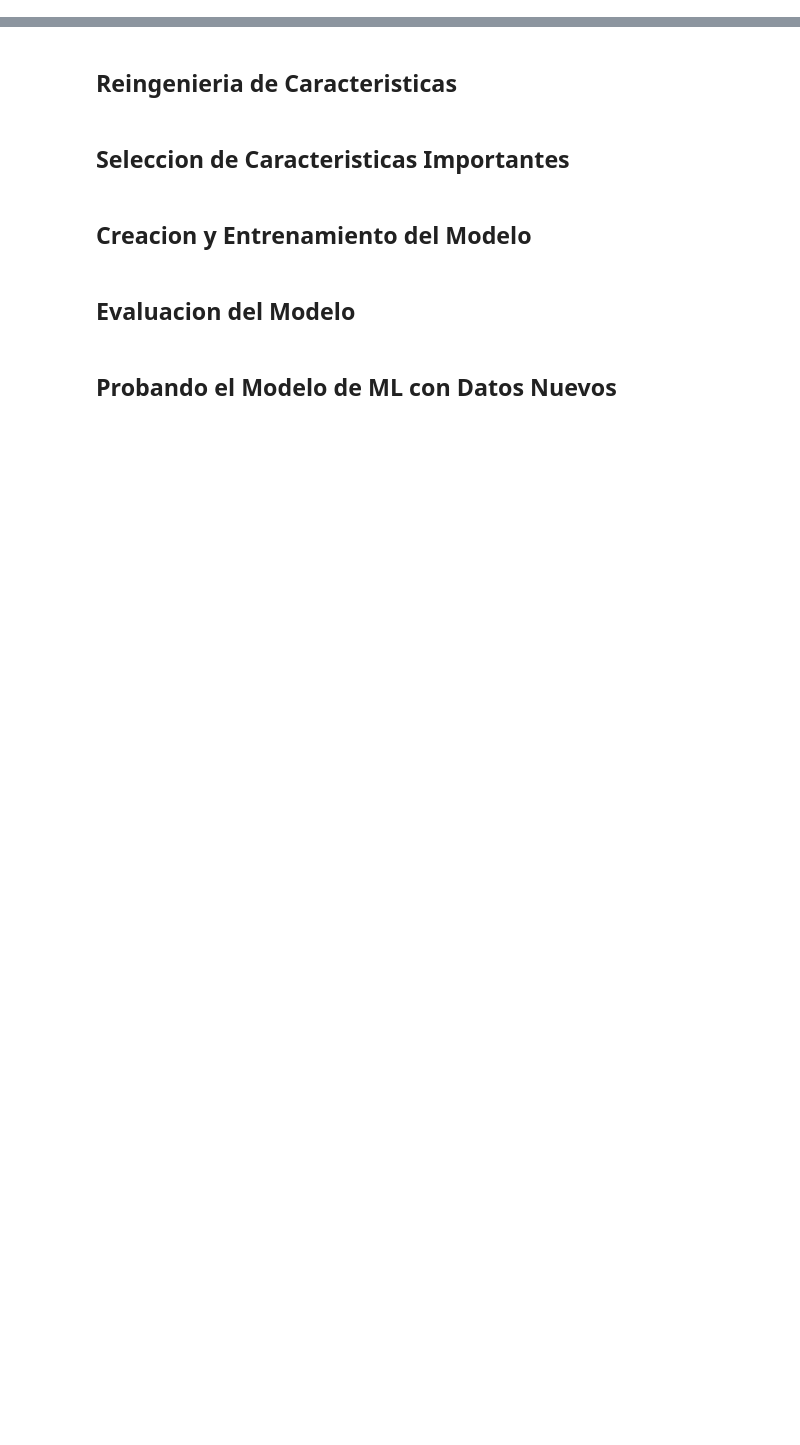
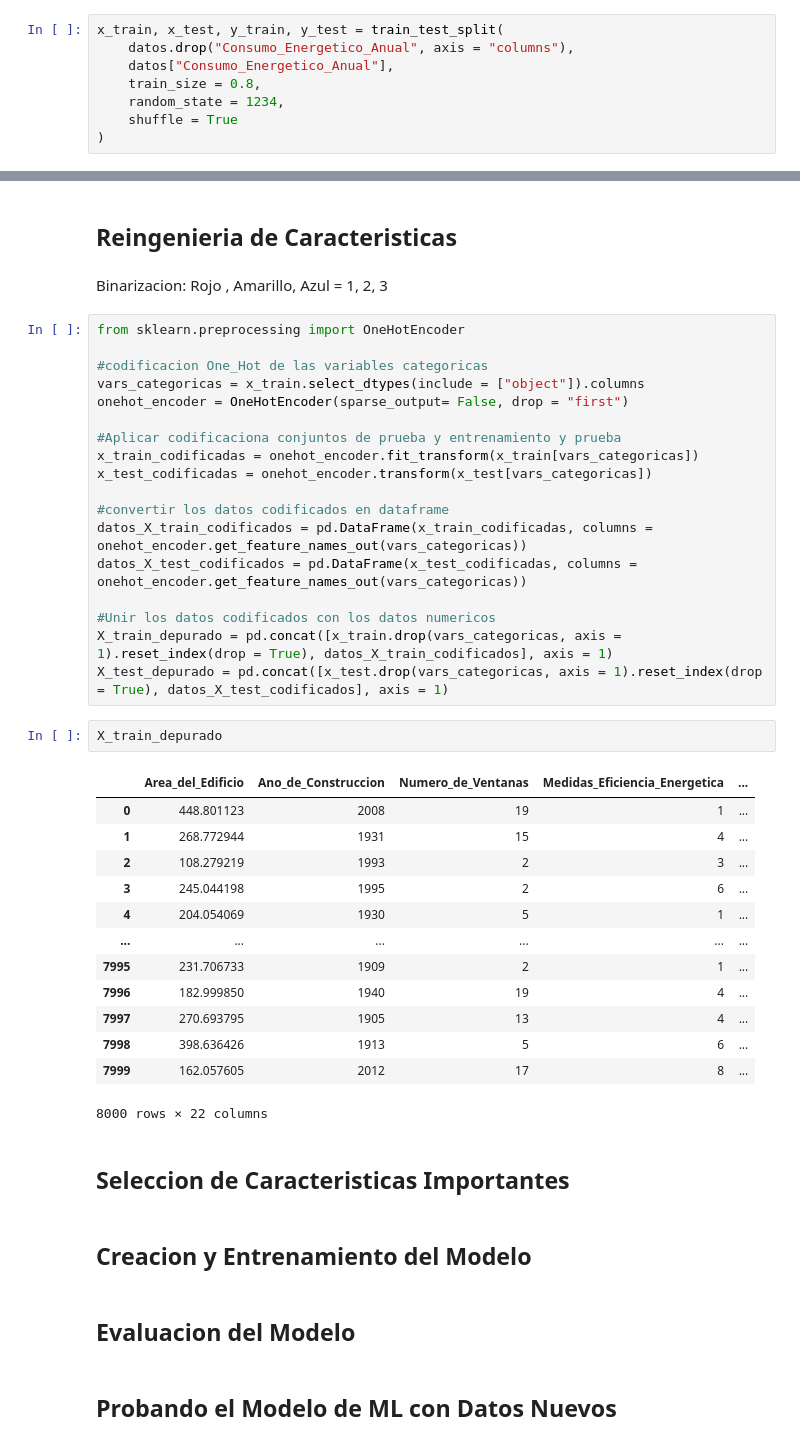
Before and after one commit to AngelTroncoso/Growpbi_ML, a Jupyter notebook: Mi_Primer_Modelo_ML.ipynb, the cells around one changed output, grey strips where cells are left out. Cells and saved outputs as stored; diff of their text form; blank space fills up the shorter version.

```diff
--- a/Mi_Primer_Modelo_ML.ipynb
+++ b/Mi_Primer_Modelo_ML.ipynb
@@ -272,3 +272,11 @@ Evaluar la capacidad predictiva de un modelo, consiste en comprobar como son las
 Para poder cuantificarlo de forma correcta, se necesita disponer de un conjunto de observaciones, de las que conozca la variable respuesta, pero que el modelo no haya "visto", es decir, que no haya participado en su ajuste. Con esa finalidad se dividen los datos disponibles en un conjunto de entrenamiento y un conjunto de test.
 
 El tamaño adecuado de las particiones depende en gran medida de la cantidad de datos disponibles y la seguridad en la estimacion del error, por lo cual se suele usar 80% y 20% - 70% y 30% que suelen buenos resultado. El reparto debe de hacerse de forma aleatoria o aleatoria estratificada.
+# %%
+x_train, x_test, y_train, y_test = train_test_split(
+    datos.drop("Consumo_Energetico_Anual", axis = "columns"),
+    datos["Consumo_Energetico_Anual"],
+    train_size = 0.8,
+    random_state = 1234,
+    shuffle = True
+)
@@ -275,5 +299,42 @@ El tamaño adecuado de las particiones depende en gran medida de la cantidad de
 # %% [markdown]
 ## Reingenieria de Caracteristicas
+# %% [markdown]
+Binarizacion:
+Rojo , Amarillo, Azul = 1, 2, 3
+# %%
+from sklearn.preprocessing import OneHotEncoder
+
+#codificacion One_Hot de las variables categoricas
+vars_categoricas = x_train.select_dtypes(include = ["object"]).columns
+onehot_encoder = OneHotEncoder(sparse_output= False, drop = "first")
+
+#Aplicar codificaciona conjuntos de prueba y entrenamiento y prueba
+x_train_codificadas = onehot_encoder.fit_transform(x_train[vars_categoricas])
+x_test_codificadas = onehot_encoder.transform(x_test[vars_categoricas])
+
+#convertir los datos codificados en dataframe
+datos_X_train_codificados = pd.DataFrame(x_train_codificadas, columns = onehot_encoder.get_feature_names_out(vars_categoricas))
+datos_X_test_codificados = pd.DataFrame(x_test_codificadas, columns = onehot_encoder.get_feature_names_out(vars_categoricas))
+
+#Unir los datos codificados con los datos numericos
+X_train_depurado = pd.concat([x_train.drop(vars_categoricas, axis = 1).reset_index(drop = True), datos_X_train_codificados], axis = 1)
+X_test_depurado = pd.concat([x_test.drop(vars_categoricas, axis = 1).reset_index(drop = True), datos_X_test_codificados], axis = 1)
+# %%
+X_train_depurado
+# %% [output]
+|  | Area_del_Edificio | Ano_de_Construccion | Numero_de_Ventanas | Medidas_Eficiencia_Energetica | ... |
+| 0 | 448.801123 | 2008 | 19 | 1 | ... |
+| 1 | 268.772944 | 1931 | 15 | 4 | ... |
+| 2 | 108.279219 | 1993 | 2 | 3 | ... |
+| 3 | 245.044198 | 1995 | 2 | 6 | ... |
+| 4 | 204.054069 | 1930 | 5 | 1 | ... |
+| ... | ... | ... | ... | ... | ... |
+| 7995 | 231.706733 | 1909 | 2 | 1 | ... |
+| 7996 | 182.999850 | 1940 | 19 | 4 | ... |
+| 7997 | 270.693795 | 1905 | 13 | 4 | ... |
+| 7998 | 398.636426 | 1913 | 5 | 6 | ... |
+| 7999 | 162.057605 | 2012 | 17 | 8 | ... |
+8000 rows × 22 columns
 # %% [markdown]
 ## Seleccion de Caracteristicas Importantes
 # %% [markdown]
```
Also changed, not shown: parts of 1 cell of this notebook.
